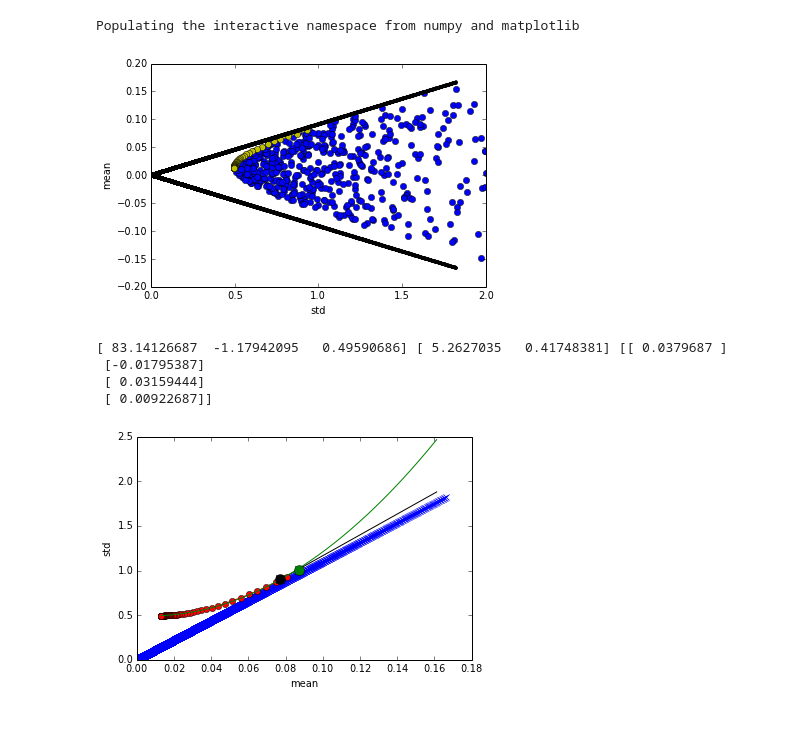
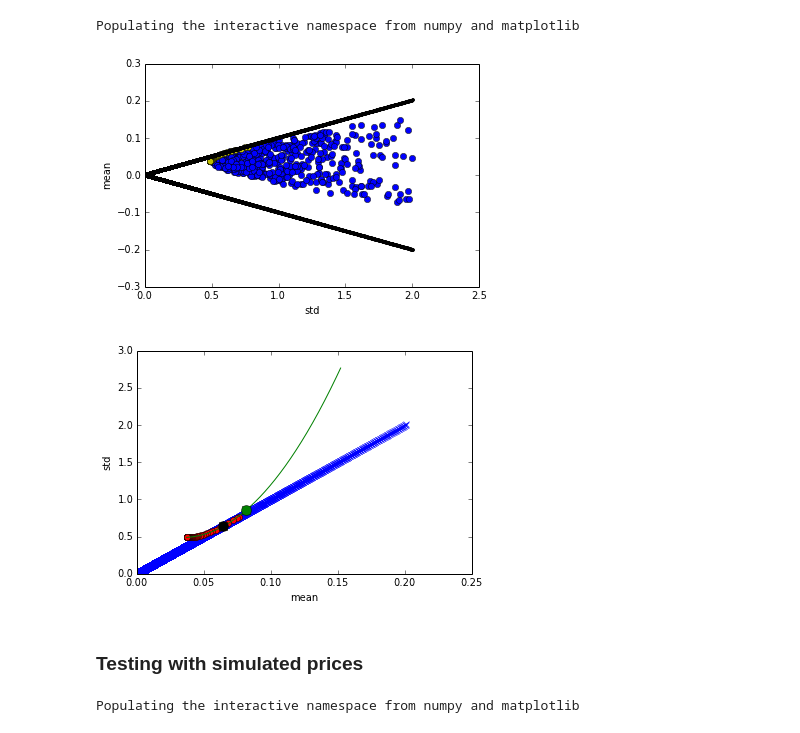
Before and after one commit to afcarl/notebooks-5, a Jupyter notebook: Kelly-and-Markowitz.ipynb, the cells around one changed output. Drawn from its saved outputs; the diff is of its cells as text; code cells hidden in the pictures.

```diff
--- a/Kelly-and-Markowitz.ipynb
+++ b/Kelly-and-Markowitz.ipynb
@@ -47,7 +47,7 @@ def random_portfolio(returns, weight_func):
 
 ## RUNNING AND PLOTTING PORTFOLIOS
 
-return_vec = make_returns(n, nobs, drift=0.01)
+return_vec = make_returns(n, nobs, drift=0.0)
 stds, means = np.column_stack(
     [random_portfolio(return_vec, rand_weights) for _ in xrange(500)]
 )
@@ -107,8 +107,8 @@ y = np.polyval(m1, x)
 ## FITTING THE KELLY WEIGHTS
 m2 = polyfit(returns, risks, 1)
 
-## m1 IS THE PARABOLIC FIT AND m2 THE LINEAR FIT
-print m1, m2, ww
+# m1 IS THE PARABOLIC FIT AND m2 THE LINEAR FIT
+# print m1, m2, ww
 
 ## PLOTTING THE TANGENT TO THE PARABOLA
 plot(x, (2*(sqrt(m1[0]*m1[2])) + m1[1])*x, 'k')
@@ -117,36 +117,71 @@ plot(x, (2*(sqrt(m1[0]*m1[2])) + m1[1])*x, 'k')
 plot(rks, res, 'x')
 
 # ## PLOTTING THE MARKOWITZ PARABOLA
 plot(returns, risks, 'r-o')
 
 ## PLOTTING THE FITTING FUNCTION FOR THE MARKOWITZ PARABOLA
 plot(x, y)
 
 ## FINDING OPTIMAL MARKOWITZ POINTS
 x1 = sqrt(m1[2] / m1[0])
 x2 = -sqrt(m1[2] / m1[0])
 y1 = m1[0] * x1**2 + m1[1] * x1 + m1[2]
 y2 = m1[0] * x2**2 + m1[1] * x2 + m1[2]
 
 ## PLOTTING THE OPTIMUM MARKOWITZ POINT
 plot([x1], [y1], 'ko', markersize=10)
 xlabel('mean')
 ylabel('std')
 
 ## FINDING OPTIMUM PORTFOLIO WITH CVXOPT
 wt = solvers.qp(opt.matrix(x1 * S), -pbar, G, h, A, b)['x']
 
 plot(
     blas.dot(pbar, opt.matrix(wt)),
     np.sqrt(blas.dot(opt.matrix(wt), S*opt.matrix(wt))),
     'go', markersize=10
 )
 show()
 # %% [output]
 Populating the interactive namespace from numpy and matplotlib
-[figure, old version]
+[figure, new version]
-[ 83.14126687  -1.17942095   0.49590686] [ 5.2627035   0.41748381] [[ 0.0379687 ]
- [-0.01795387]
- [ 0.03159444]
- [ 0.00922687]]
-[figure, old version]
+[figure, new version]
+# %% [markdown]
+<h3>Testing with simulated prices
+# %%
+%pylab inline
+import numpy as np
+import cvxopt as opt
+from cvxopt import blas, solvers
+from pylab import plot ,show, xlabel, ylabel
+import pandas as pd
+from zipline.sources.data_frame_source import DataFrameSource
+from zipline.utils import tradingcalendar
+
+
+class MonteCarloSource(DataFrameSource):
+
+    def __init__(self,
+                 vol=.5,
+                 rate=.0535,
+                 price_range=(5,300),
+                 trials=20,
+                 time=1000,
+                 start=pd.to_datetime('1990-01-01'),
+                 **kwargs):
+
+        dates = tradingcalendar.trading_days[0:time + 1]
+        x = []
+        for trials in range(trials):
+            prices=[np.random.choice(range(*price_range))]
+            for day in range(time):
+                prices.append(
+                    prices[day] * np.exp(
+                    (rate - .5*vol**2) * (1.0 / 365) +
+                    vol * (1.0 / 365)**.5 * np.random.normal(0,1)))
+            x.append(prices)
+        data = pd.DataFrame(x).T
+        data.index = dates
+        super(MonteCarloSource, self).__init__(data, **kwargs)
+# %% [output]
+Populating the interactive namespace from numpy and matplotlib
```
Also changed, not shown: parts of 2 cells of this notebook.
